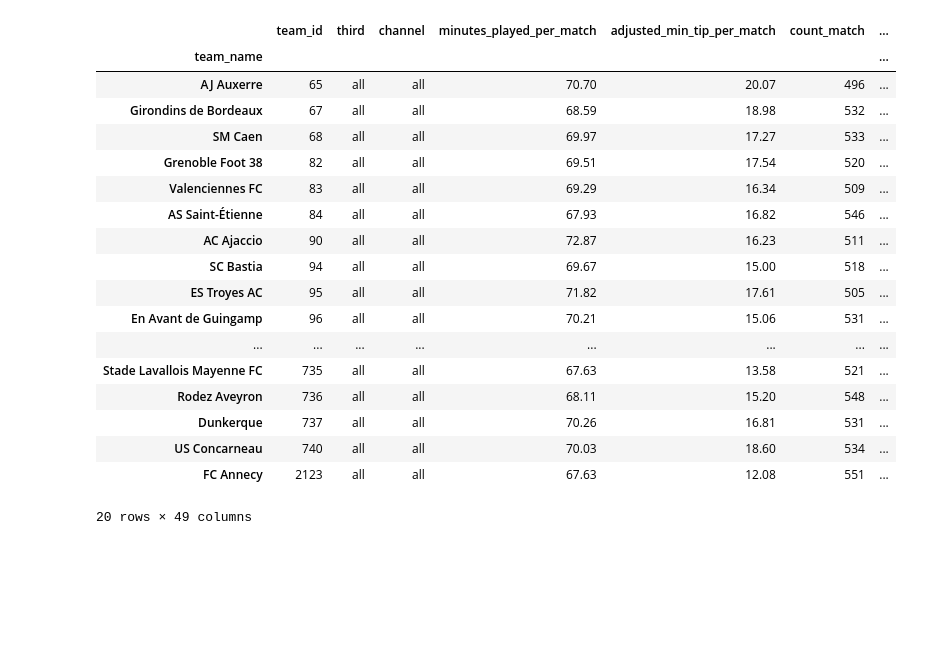
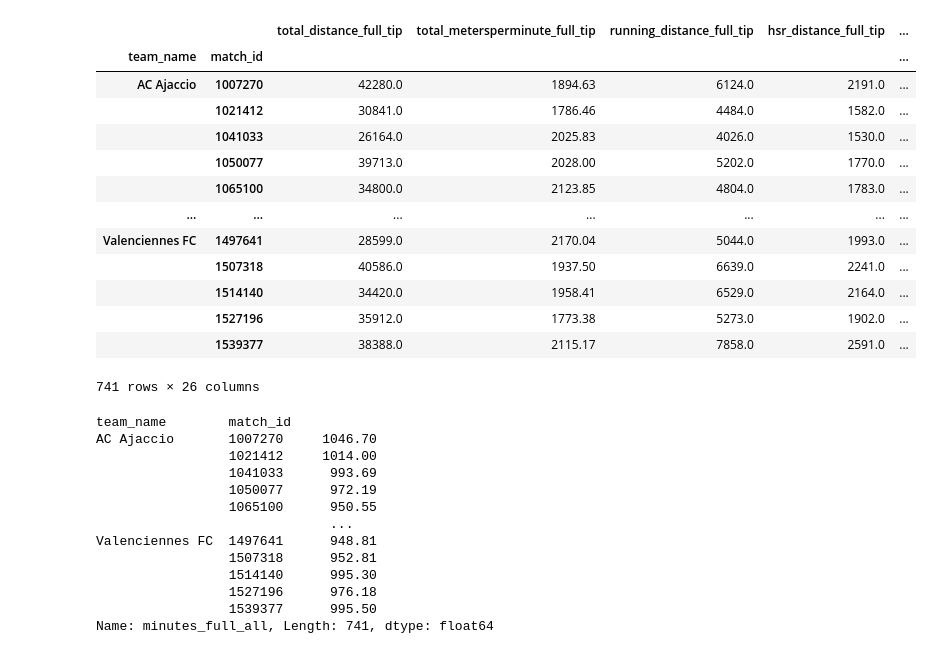
Before and after one commit to Nathan7128/Stage-CF63, a Jupyter notebook: Skill Corner/test.ipynb, the cells around one changed output. Saved outputs shown, nothing was run; the diff lists cells and outputs as text; code cells hidden in the pictures; blank space fills up the shorter version.

```diff
--- a/Skill Corner/test.ipynb
+++ b/Skill Corner/test.ipynb
@@ -55,25 +21,0 @@ pressure_data_json = client.get_in_possession_on_ball_pressures(params = {'compe
-# %%
-pressure_data = pd.DataFrame(pressure_data_json).set_index("team_name")
-pressure_data
-# pressure_data = pressure_data[pressure_data.quality_check == True]
-# pressure_data.fillna(0, inplace = True)
-# %% [output]
-|  | team_id | third | channel | minutes_played_per_match | adjusted_min_tip_per_match | count_match | ... |
-| team_name |  |  |  |  |  |  | ... |
-| AJ Auxerre | 65 | all | all | 70.70 | 20.07 | 496 | ... |
-| Girondins de Bordeaux | 67 | all | all | 68.59 | 18.98 | 532 | ... |
-| SM Caen | 68 | all | all | 69.97 | 17.27 | 533 | ... |
-| Grenoble Foot 38 | 82 | all | all | 69.51 | 17.54 | 520 | ... |
-| Valenciennes FC | 83 | all | all | 69.29 | 16.34 | 509 | ... |
-| AS Saint-Étienne | 84 | all | all | 67.93 | 16.82 | 546 | ... |
-| AC Ajaccio | 90 | all | all | 72.87 | 16.23 | 511 | ... |
-| SC Bastia | 94 | all | all | 69.67 | 15.00 | 518 | ... |
-| ES Troyes AC | 95 | all | all | 71.82 | 17.61 | 505 | ... |
-| En Avant de Guingamp | 96 | all | all | 70.21 | 15.06 | 531 | ... |
-| ... | ... | ... | ... | ... | ... | ... | ... |
-| Stade Lavallois Mayenne FC | 735 | all | all | 67.63 | 13.58 | 521 | ... |
-| Rodez Aveyron | 736 | all | all | 68.11 | 15.20 | 548 | ... |
-| Dunkerque | 737 | all | all | 70.26 | 16.81 | 531 | ... |
-| US Concarneau | 740 | all | all | 70.03 | 18.60 | 534 | ... |
-| FC Annecy | 2123 | all | all | 67.63 | 12.08 | 551 | ... |
-20 rows × 49 columns
@@ -81,0 +22,55 @@ pressure_data.to_excel("test.xlsx", header = True, index = True)
+# %%
+data_import = pd.read_excel(f"../data/{dico["annee"]}/Skill Corner/data_physical.xlsx", index_col = 0)
+# %%
+data = data_import.set_index("team_name").fillna(0)
+
+nb_matchs = pd.Series(index = data.index.unique())
+for team in nb_matchs.index :
+        nb_matchs[team] = len(data.loc[team].match_id.unique())
+nb_matchs = nb_matchs.reindex(dico["ranking"])
+
+drop = ["player_name", "player_short_name", "player_id", "player_birthdate", "team_id", "match_name", "match_date", "competition_name", "competition_id", "season_name",
+        "season_id", "competition_edition_id", "position", "position_group", "minutes_full_tip", "minutes_full_otip", "physical_check_passed"]
+
+data.drop(drop, inplace = True, axis = 1)
+
+data = data.groupby(["team_name", "match_id"]).sum()
+
+nb_minute_match = pd.read_excel(f"../Skill Corner/nb_minute_match_physical/{dico["annee"]}/nb_minute_match_physical.xlsx", index_col = [0, 1]).squeeze()
+
+# data = data.multiply(900/nb_minute_match, axis = 0)
+data
+# data = data.reset_index().drop("match_id", axis = 1).groupby("team_name", as_index = True).sum().reindex(dico["ranking"])
+
+# data = data.divide(nb_matchs, axis = 0)
+# %% [output]
+|  |  | total_distance_full_tip | total_metersperminute_full_tip | running_distance_full_tip | hsr_distance_full_tip | ... |
+| team_name | match_id |  |  |  |  | ... |
+| AC Ajaccio | 1007270 | 42280.0 | 1894.63 | 6124.0 | 2191.0 | ... |
+|  | 1021412 | 30841.0 | 1786.46 | 4484.0 | 1582.0 | ... |
+|  | 1041033 | 26164.0 | 2025.83 | 4026.0 | 1530.0 | ... |
+|  | 1050077 | 39713.0 | 2028.00 | 5202.0 | 1770.0 | ... |
+|  | 1065100 | 34800.0 | 2123.85 | 4804.0 | 1783.0 | ... |
+| ... | ... | ... | ... | ... | ... | ... |
+| Valenciennes FC | 1497641 | 28599.0 | 2170.04 | 5044.0 | 1993.0 | ... |
+|  | 1507318 | 40586.0 | 1937.50 | 6639.0 | 2241.0 | ... |
+|  | 1514140 | 34420.0 | 1958.41 | 6529.0 | 2164.0 | ... |
+|  | 1527196 | 35912.0 | 1773.38 | 5273.0 | 1902.0 | ... |
+|  | 1539377 | 38388.0 | 2115.17 | 7858.0 | 2591.0 | ... |
+741 rows × 26 columns
+# %%
+nb_minute_match
+# %% [output]
+team_name        match_id
+AC Ajaccio       1007270     1046.70
+                 1021412     1014.00
+                 1041033      993.69
+                 1050077      972.19
+                 1065100      950.55
+                              ...
+Valenciennes FC  1497641      948.81
+                 1507318      952.81
+                 1514140      995.30
+                 1527196      976.18
+                 1539377      995.50
+Name: minutes_full_all, Length: 741, dtype: float64
```
Also changed, not shown: parts of 6 cells of this notebook, 39 other files.
